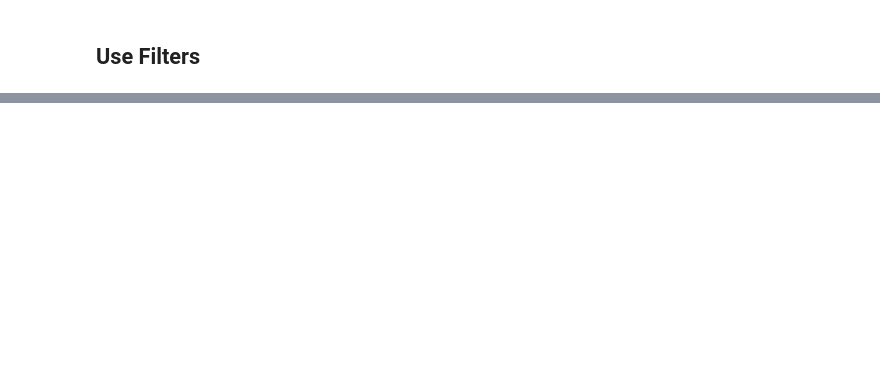
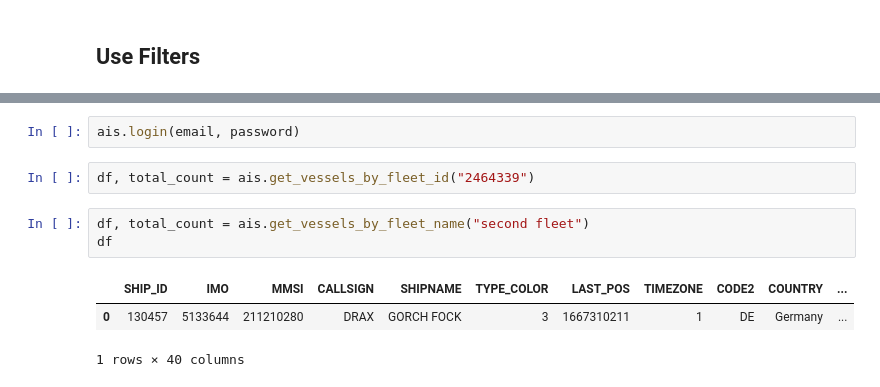
Before and after one commit to reyemb/AISExplorer, a Jupyter notebook: examples/Short_Example.ipynb, the cells around one changed output, grey strips where cells are left out. Cells and saved outputs as stored; diff of their text form; blank space fills up the shorter version.

```diff
--- a/examples/Short_Example.ipynb
+++ b/examples/Short_Example.ipynb
@@ -54,0 +170,11 @@ df
+# %%
+ais.login(email, password)
+# %%
+df, total_count = ais.get_vessels_by_fleet_id("2464339")
+# %%
+df, total_count = ais.get_vessels_by_fleet_name("second fleet")
+df
+# %% [output]
+|  | SHIP_ID | IMO | MMSI | CALLSIGN | SHIPNAME | TYPE_COLOR | LAST_POS | TIMEZONE | CODE2 | COUNTRY | ... |
+| 0 | 130457 | 5133644 | 211210280 | DRAX | GORCH FOCK | 3 | 1667310211 | 1 | DE | Germany | ... |
+1 rows × 40 columns
```
Also changed, not shown: parts of 14 cells of this notebook, 16 other files.
